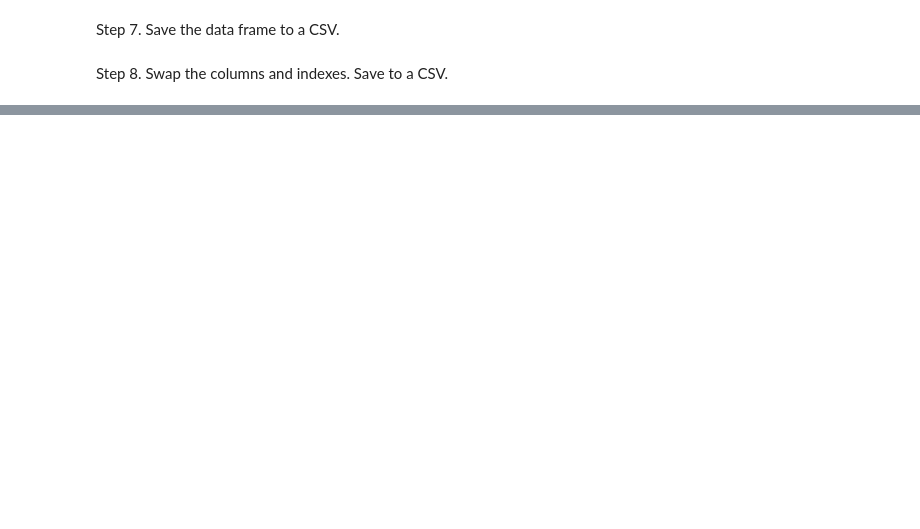
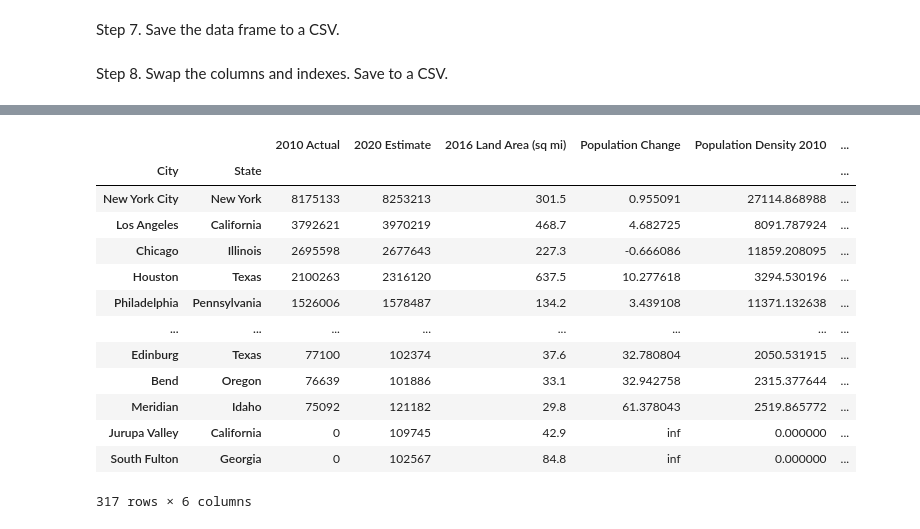
Before and after one commit to t4d-classes/python-data-analysis_06142021, a Jupyter notebook: jupyter_conda/exercises/04_Exercise.ipynb, the cells around one changed output, grey strips where cells are left out. Saved outputs shown, nothing was run; the diff lists cells and outputs as text; code cells hidden in the pictures; blank space fills up the shorter version.

```diff
--- a/jupyter_conda/exercises/04_Exercise.ipynb
+++ b/jupyter_conda/exercises/04_Exercise.ipynb
@@ -34,0 +212,43 @@ Step 8. Swap the columns and indexes. Save to a CSV.
+# %%
+#  Bonus - Clean Up Indexes
+
+# Option 1 - Python
+
+# city_index = []
+# state_index = []
+
+# annotation = re.compile("\[.*\]")
+
+# for city, state in cities_data.index:
+#     city_index.append(re.sub(annotation, '', city.strip()))
+#     state_index.append(state.strip())
+
+# cities_data.index = pd.MultiIndex.from_arrays([ city_index, state_index ], names=["City", "State"])
+
+# Option 2 - Pandas
+
+annotation = re.compile("\[.*\]")
+
+cities_index_df = pd.DataFrame(list(cities_data.index.values), columns=["City", "State"])
+
+cities_index_df["City"] = cities_index_df["City"].apply(lambda city: re.sub(annotation, '', city.strip()))
+cities_index_df["State"] = cities_index_df["State"].str.strip()
+
+cities_data.index = pd.MultiIndex.from_arrays(cities_index_df.values.T, names=cities_index_df.columns)
+
+cities_data
+# %% [output]
+|  |  | 2010 Actual | 2020 Estimate | 2016 Land Area (sq mi) | Population Change | Population Density 2010 | ... |
+| City | State |  |  |  |  |  | ... |
+| New York City | New York | 8175133 | 8253213 | 301.5 | 0.955091 | 27114.868988 | ... |
+| Los Angeles | California | 3792621 | 3970219 | 468.7 | 4.682725 | 8091.787924 | ... |
+| Chicago | Illinois | 2695598 | 2677643 | 227.3 | -0.666086 | 11859.208095 | ... |
+| Houston | Texas | 2100263 | 2316120 | 637.5 | 10.277618 | 3294.530196 | ... |
+| Philadelphia | Pennsylvania | 1526006 | 1578487 | 134.2 | 3.439108 | 11371.132638 | ... |
+| ... | ... | ... | ... | ... | ... | ... | ... |
+| Edinburg | Texas | 77100 | 102374 | 37.6 | 32.780804 | 2050.531915 | ... |
+| Bend | Oregon | 76639 | 101886 | 33.1 | 32.942758 | 2315.377644 | ... |
+| Meridian | Idaho | 75092 | 121182 | 29.8 | 61.378043 | 2519.865772 | ... |
+| Jurupa Valley | California | 0 | 109745 | 42.9 | inf | 0.000000 | ... |
+| South Fulton | Georgia | 0 | 102567 | 84.8 | inf | 0.000000 | ... |
+317 rows × 6 columns
```
Also changed, not shown: parts of 10 cells of this notebook, 3 other files.
